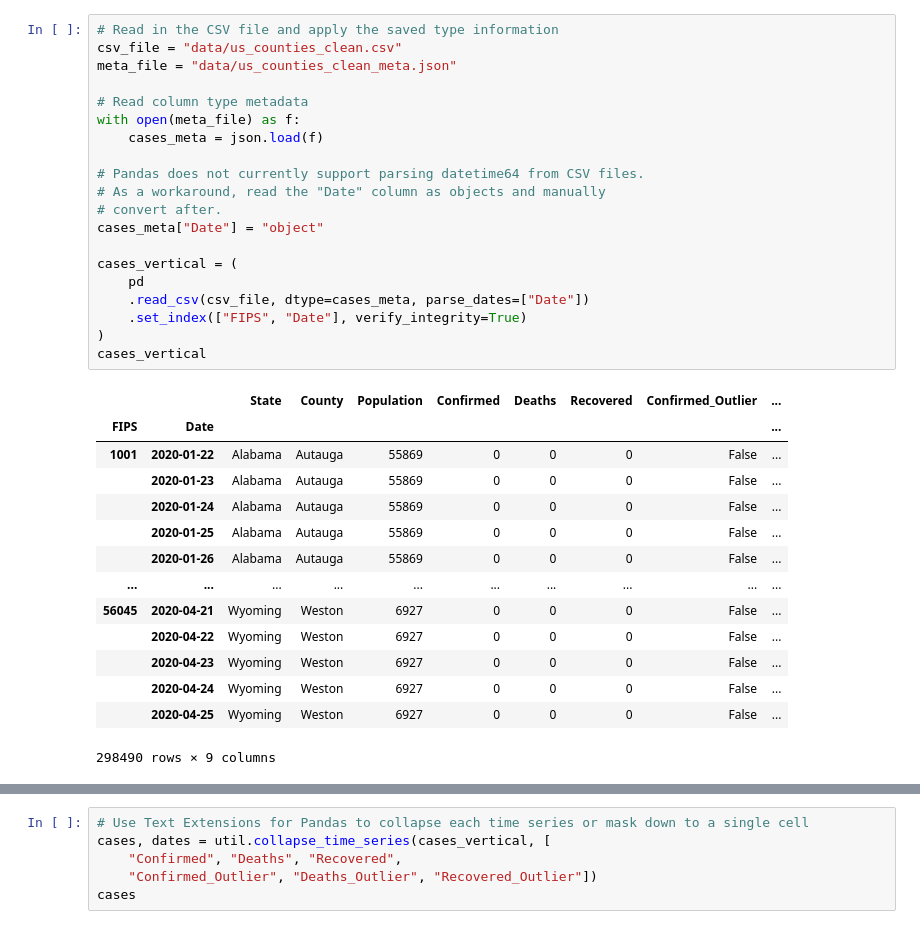
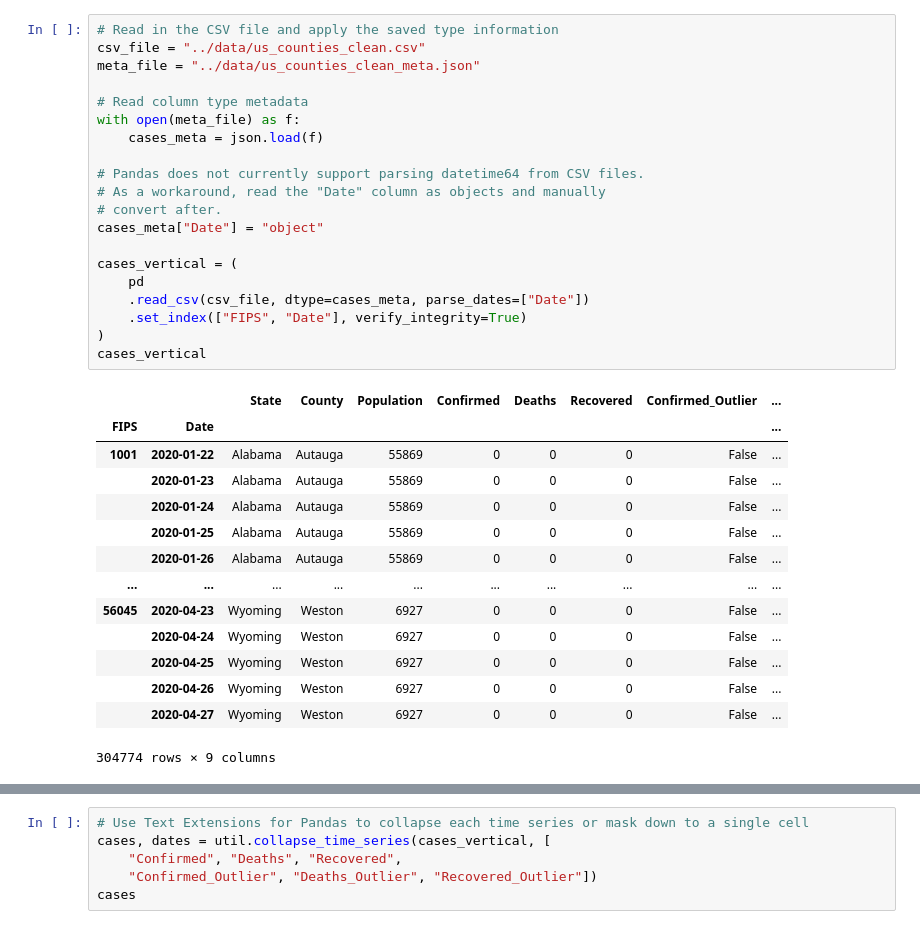
Before and after one commit to CODAIT/covid-notebooks, a Jupyter notebook: notebooks/fit_us_data.ipynb, the cells around one changed output, grey strips where cells are left out. Drawn from its saved outputs; the diff is of its cells as text.

```diff
--- a/notebooks/fit_us_data.ipynb
+++ b/notebooks/fit_us_data.ipynb
@@ -32,39 +39,39 @@ import util
 fp_type = np.float64
 # %%
 # Read in the CSV file and apply the saved type information
-csv_file = "data/us_counties_clean.csv"
-meta_file = "data/us_counties_clean_meta.json"
+csv_file = "../data/us_counties_clean.csv"
+meta_file = "../data/us_counties_clean_meta.json"
 
 # Read column type metadata
 with open(meta_file) as f:
     cases_meta = json.load(f)
 
 # Pandas does not currently support parsing datetime64 from CSV files.
 # As a workaround, read the "Date" column as objects and manually
 # convert after.
 cases_meta["Date"] = "object"
 
 cases_vertical = (
     pd
     .read_csv(csv_file, dtype=cases_meta, parse_dates=["Date"])
     .set_index(["FIPS", "Date"], verify_integrity=True)
 )
 cases_vertical
 # %% [output]
 |  |  | State | County | Population | Confirmed | Deaths | Recovered | Confirmed_Outlier | ... |
 | FIPS | Date |  |  |  |  |  |  |  | ... |
 | 1001 | 2020-01-22 | Alabama | Autauga | 55869 | 0 | 0 | 0 | False | ... |
 |  | 2020-01-23 | Alabama | Autauga | 55869 | 0 | 0 | 0 | False | ... |
 |  | 2020-01-24 | Alabama | Autauga | 55869 | 0 | 0 | 0 | False | ... |
 |  | 2020-01-25 | Alabama | Autauga | 55869 | 0 | 0 | 0 | False | ... |
 |  | 2020-01-26 | Alabama | Autauga | 55869 | 0 | 0 | 0 | False | ... |
 | ... | ... | ... | ... | ... | ... | ... | ... | ... | ... |
-| 56045 | 2020-04-21 | Wyoming | Weston | 6927 | 0 | 0 | 0 | False | ... |
-|  | 2020-04-22 | Wyoming | Weston | 6927 | 0 | 0 | 0 | False | ... |
-|  | 2020-04-23 | Wyoming | Weston | 6927 | 0 | 0 | 0 | False | ... |
+| 56045 | 2020-04-23 | Wyoming | Weston | 6927 | 0 | 0 | 0 | False | ... |
 |  | 2020-04-24 | Wyoming | Weston | 6927 | 0 | 0 | 0 | False | ... |
 |  | 2020-04-25 | Wyoming | Weston | 6927 | 0 | 0 | 0 | False | ... |
+|  | 2020-04-26 | Wyoming | Weston | 6927 | 0 | 0 | 0 | False | ... |
+|  | 2020-04-27 | Wyoming | Weston | 6927 | 0 | 0 | 0 | False | ... |
-298490 rows × 9 columns
+304774 rows × 9 columns
 # %%
 # As a workaround for a bug in Pandas' extension types system,
 # we need to cast the boolean columns to ints.
```
Also changed, not shown: parts of 19 cells of this notebook, 4 other files.
